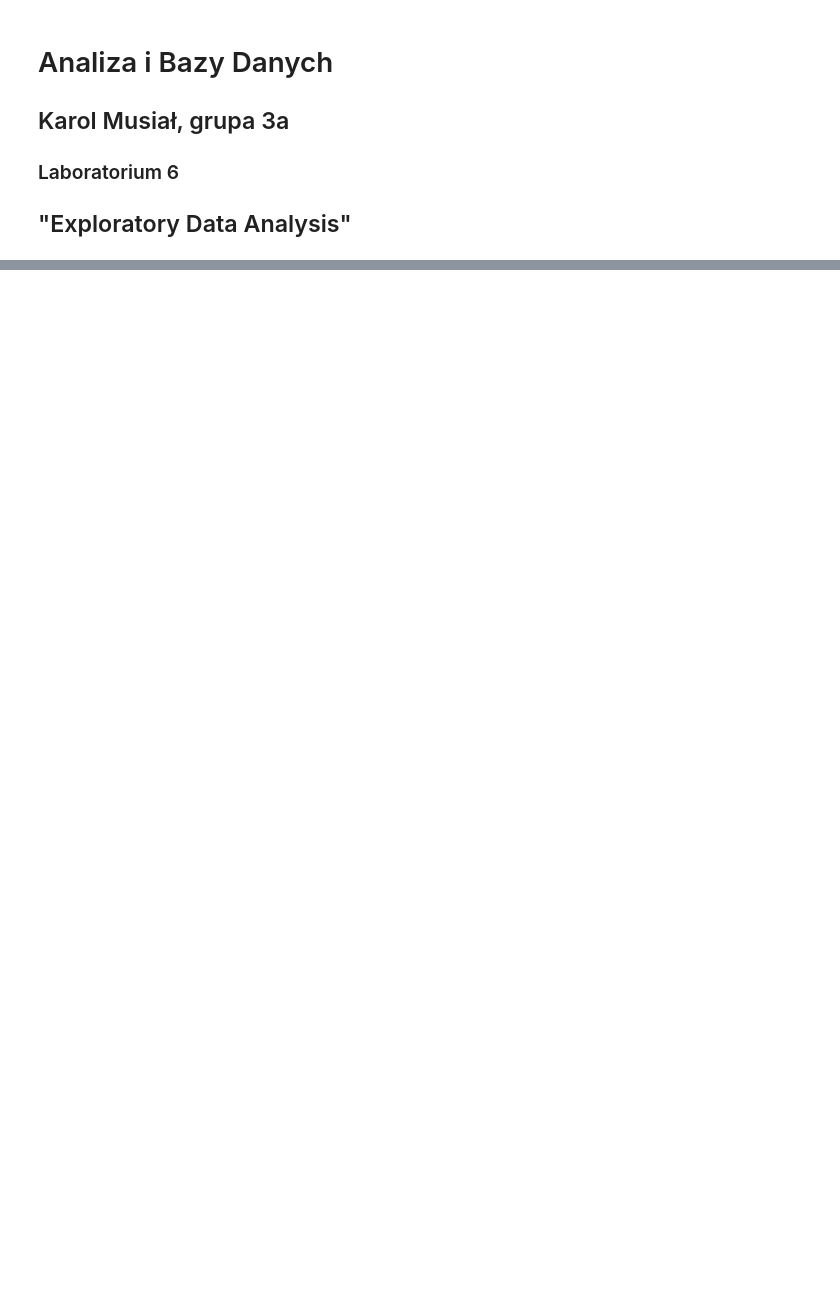
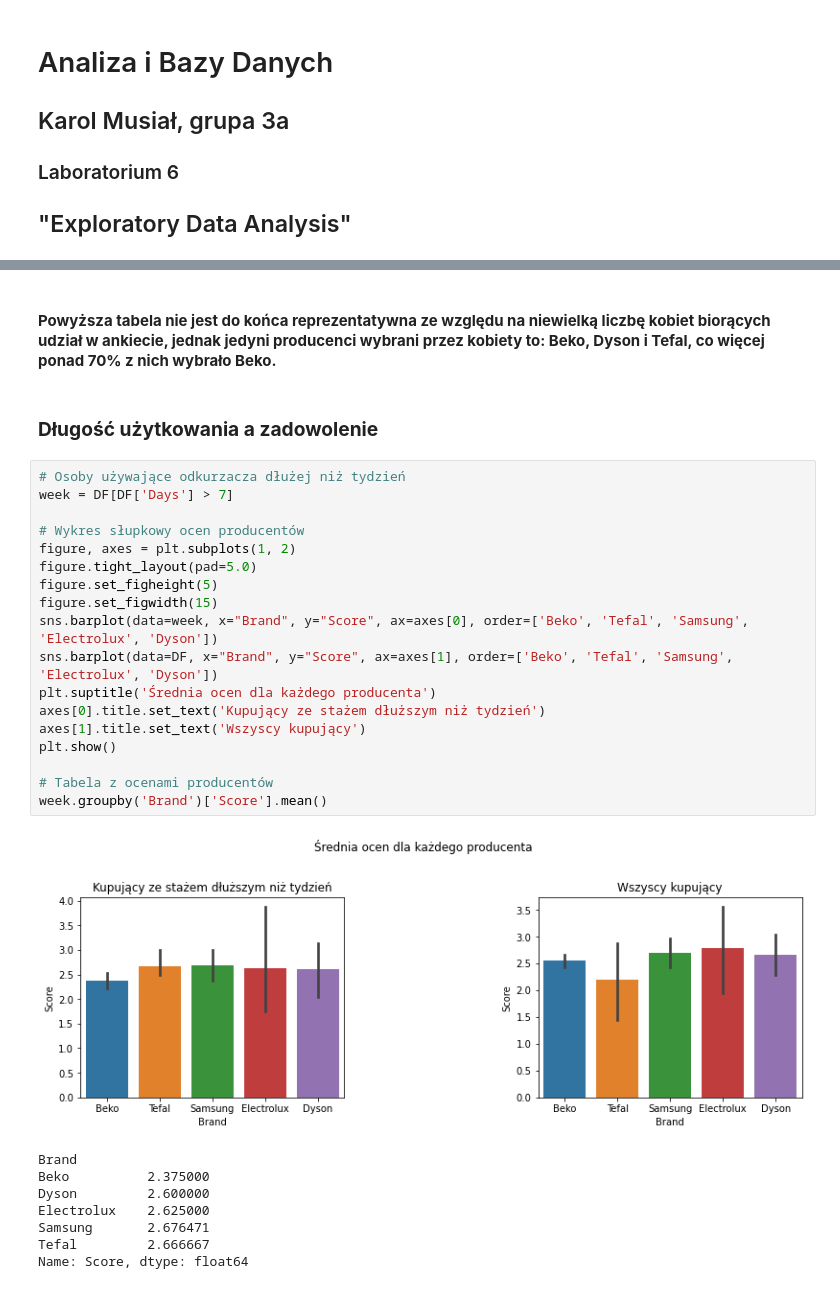
Before and after one commit to karolmusial/AiBD_Karol_Musial, a Jupyter notebook: LAB 6/TIER Protocol Documentations/Documents/The Data Appendix.ipynb, the cells around one changed output, grey strips where cells are left out. Drawn from its saved outputs; the diff is of its cells as text; blank space fills up the shorter version.

```diff
--- a/LAB 6/TIER Protocol Documentations/Documents/The Data Appendix.ipynb
+++ b/LAB 6/TIER Protocol Documentations/Documents/The Data Appendix.ipynb
@@ -77,0 +118,31 @@ Scores
+# %% [markdown]
+#### <b> Powyższa tabela nie jest do końca reprezentatywna ze względu na niewielką liczbę kobiet biorących udział w ankiecie, jednak jedyni producenci wybrani przez kobiety to: Beko, Dyson i Tefal, co więcej ponad 70% z nich wybrało Beko.<b>
+# %% [markdown]
+### <b> Długość użytkowania a zadowolenie <b>
+# %%
+# Osoby używające odkurzacza dłużej niż tydzień
+week = DF[DF['Days'] > 7]
+
+# Wykres słupkowy ocen producentów
+figure, axes = plt.subplots(1, 2)
+figure.tight_layout(pad=5.0)
+figure.set_figheight(5)
+figure.set_figwidth(15)
+sns.barplot(data=week, x="Brand", y="Score", ax=axes[0], order=['Beko', 'Tefal', 'Samsung', 'Electrolux', 'Dyson'])
+sns.barplot(data=DF, x="Brand", y="Score", ax=axes[1], order=['Beko', 'Tefal', 'Samsung', 'Electrolux', 'Dyson'])
+plt.suptitle('Średnia ocen dla każdego producenta')
+axes[0].title.set_text('Kupujący ze stażem dłuższym niż tydzień')
+axes[1].title.set_text('Wszyscy kupujący')
+plt.show()
+
+# Tabela z ocenami producentów
+week.groupby('Brand')['Score'].mean()
+# %% [output]
+[figure, added]
+Brand
+Beko          2.375000
+Dyson         2.600000
+Electrolux    2.625000
+Samsung       2.676471
+Tefal         2.666667
+Name: Score, dtype: float64
```
Also changed, not shown: parts of 21 cells of this notebook, 1 other file.
